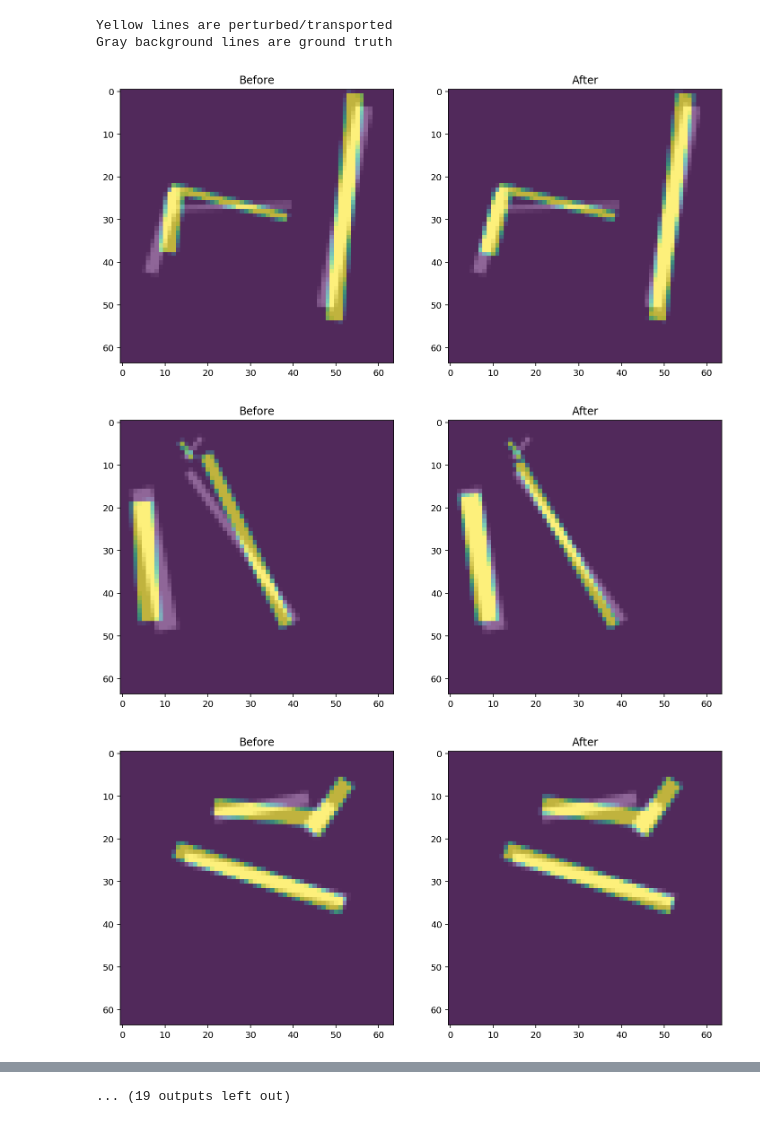
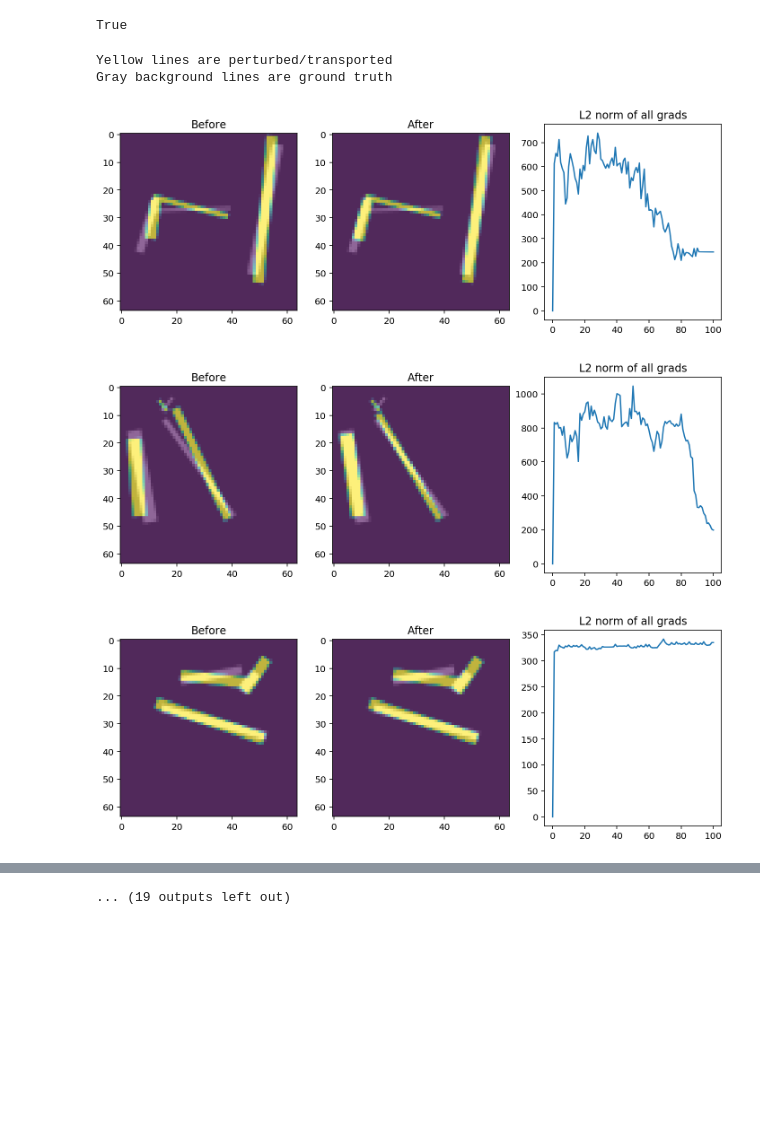
Before and after one commit to apnkv/optimization_vectorization, a Jupyter notebook: many_lines_showcase.ipynb, the cells around one changed output, grey strips where cells are left out. Saved outputs shown, nothing was run; the diff lists cells and outputs as text; code cells hidden in the pictures; blank space fills up the shorter version.

Commit message:
Gradient norm plots

```diff
--- a/many_lines_showcase.ipynb
+++ b/many_lines_showcase.ipynb
@@ -15,6 +15,11 @@ import numpy as np
 import torch
 
 DEVICE = 'cuda' if torch.cuda.is_available() else 'cpu'
+# %%
+import torch
+torch.cuda.is_available()
+# %% [output]
+True
 # %%
 def compute_pixel_coords(image):
     return np.argwhere(image)
@@ -49,39 +56,53 @@ def torch_to_synthetic_lines(patch_lines):
 perturber = LinePerturbationPipe(
     LineRandomShift((-6, 6), (0, 2), 4),
     LineClip(0, 63, 0, 63)
 )
 
 renderer = Renderer((64, 64), dtype=torch.float32, device=DEVICE)
 
 print('Yellow lines are perturbed/transported')
 print('Gray background lines are ground truth')
 
 for random_seed in range(30):
     generator = SyntheticPatch()
     generator.random_lines(3, random_seed=random_seed)
 
     perturbed_lines = perturber.transform(generator.get_lines())
     perturbed_batch = wrap_lines_into_numpy_batch(perturbed_lines)
 
     raster_coords, raster_masses = get_pixel_coords_and_density(np.array(generator.get_image(), dtype=np.float32) / 255)
-    optimized = optimize_line_batch(torch.from_numpy(perturbed_batch).to(DEVICE),
-                                    raster_coords, raster_masses, return_batches_by_step=False,
-                                    lr=0.2, n_iters=100, coord_only_steps=85, width_lr=0.1, mse=0.5)
+    grads = []
+    optimized, steps = optimize_line_batch(torch.from_numpy(perturbed_batch).to(DEVICE),
+                                           raster_coords, raster_masses, return_batches_by_step=True,
+                                           lr=0.2, n_iters=100, coord_only_steps=85, width_lr=0.1, mse=0.5, grads=grads)
     optimized = optimized.detach().cpu()
 
-    plt.figure(figsize=(12, 6))
-    plt.subplot(1, 2, 1)
+    plt.figure(figsize=(12, 4))
+    plt.subplot(1, 3, 1)
     plt.title('Before')
     plt.imshow(generator.get_image(), cmap='gray', alpha=0.6)
     plt.imshow(SyntheticPatch.from_lines(perturbed_lines).get_image(), alpha=0.6)
-    plt.subplot(1, 2, 2)
+    plt.subplot(1, 3, 2)
     plt.title('After')
     plt.imshow(generator.get_image(), cmap='gray', alpha=0.6)
     plt.imshow(SyntheticPatch.from_lines(torch_to_synthetic_lines(optimized[0])).get_image(), alpha=0.6)
+    plt.subplot(1, 3, 3)
+    plt.title('L2 norm of all grads')
+    grad_norms = []
+    for grad in grads:
+        grad_norms.append(torch.sqrt((grad * grad).sum()))
+    plt.plot(grad_norms)
     plt.show()
+
+#     for i, step in enumerate(steps):
+#         plt.figure(figsize=(6, 6))
+#         plt.imshow(generator.get_image(), cmap='gray', alpha=0.6)
+#         plt.imshow(SyntheticPatch.from_lines(torch_to_synthetic_lines(step[0])).get_image(), alpha=0.6)
+#         plt.savefig(f'{random_seed}/{i}.png')
+#         plt.close()
 # %% [output]
 Yellow lines are perturbed/transported
 Gray background lines are ground truth
-[figure, old version]
+[figure, new version]
-[figure, old version]
+[figure, new version]
-[figure, old version]
+[figure, new version]
```
Also changed, not shown: parts of 2 cells of this notebook, 2 other files.
